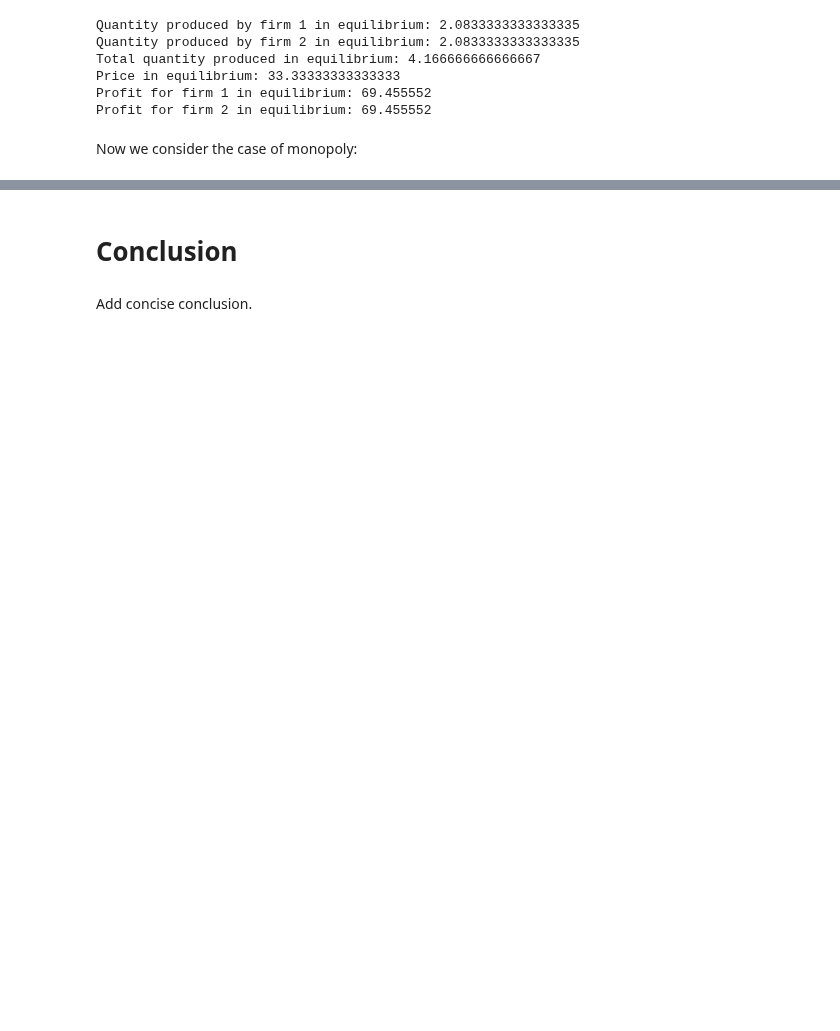
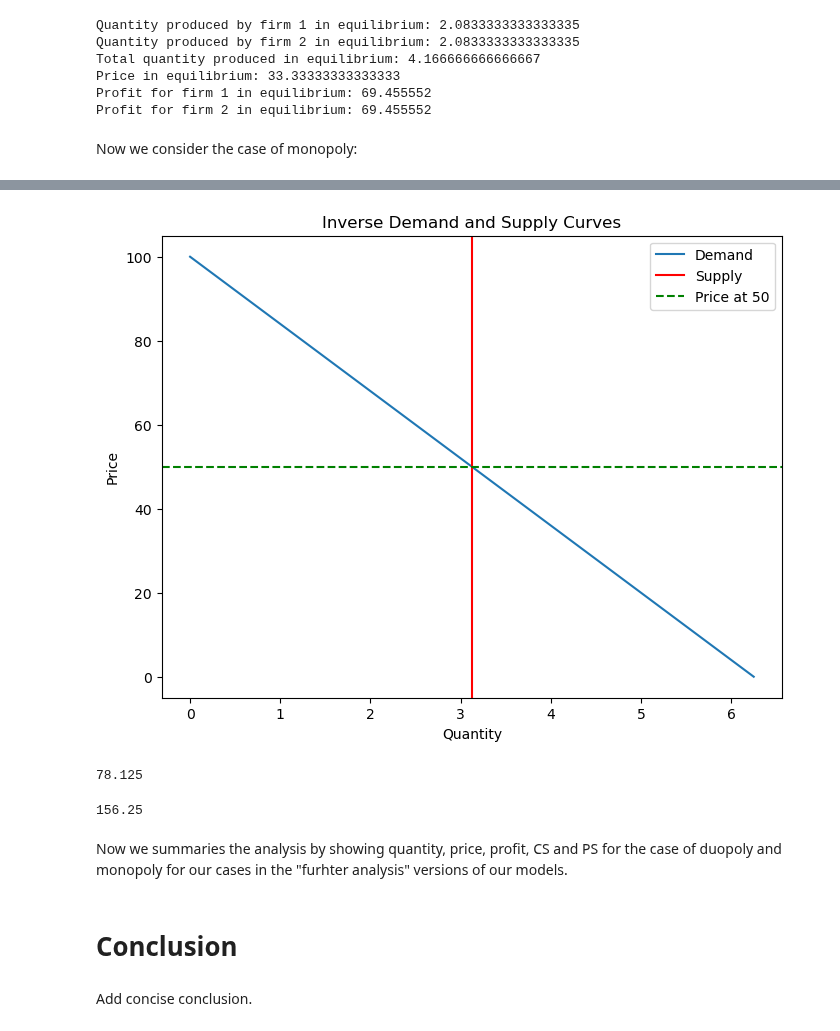
Before and after one commit to NumEconCopenhagen/projects-2024-zgc373-og-pgj472, a Jupyter notebook: modelproject/modelproject.ipynb, the cells around one changed output, grey strips where cells are left out. Drawn from its saved outputs; the diff is of its cells as text; code cells hidden in the pictures; blank space fills up the shorter version.

```diff
--- a/modelproject/modelproject.ipynb
+++ b/modelproject/modelproject.ipynb
@@ -87,3 +123,17 @@ interactive(children=(FloatSlider(value=100.0, description='a:', max=150.0, min=
+# %%
+mon_ex.plot_mon()
+# %% [output]
+[figure, added]
+# %%
+mon_ex.consumer_surplus_mon()
+# %% [output]
+78.125
+# %%
+mon_ex.producer_surplus_mon()
+# %% [output]
+156.25
+# %% [markdown]
+Now we summaries the analysis by showing quantity, price, profit, CS and PS for the case of duopoly and monopoly for our cases in the "furhter analysis" versions of our models.
 # %% [markdown]
 # Conclusion
 # %% [markdown]
```
Also changed, not shown: parts of 17 cells of this notebook, 1 other file.
